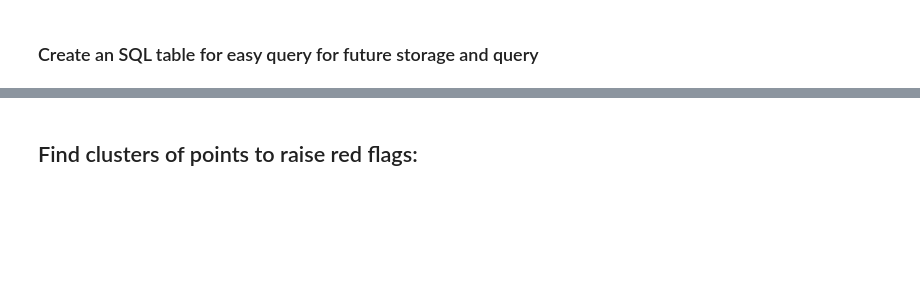
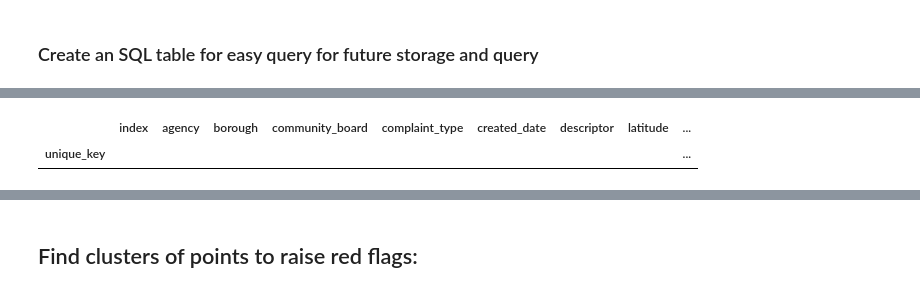
Before and after one commit to NickelousTex/Energy-NYCHA, a Jupyter notebook: EDA/MVP.ipynb, the cells around one changed output, grey strips where cells are left out. Drawn from its saved outputs; the diff is of its cells as text; code cells hidden in the pictures; blank space fills up the shorter version.

Commit message:
fixed predictions tables

```diff
--- a/EDA/MVP.ipynb
+++ b/EDA/MVP.ipynb
@@ -714,5 +604,10 @@ predicted.set_index('unique_key', inplace=True)
 predicted.sort_index(inplace=True)
 # %%
 predicted['Actual_Time'] = actual['Real_Time_To_Close']
+# %%
+predicted
+# %% [output]
+|  | index | agency | borough | community_board | complaint_type | created_date | descriptor | latitude | ... |
+| unique_key |  |  |  |  |  |  |  |  | ... |
 # %%
 predicted.to_html('predicted.html')
```
Also changed, not shown: parts of 57 cells of this notebook, 6 other files.
